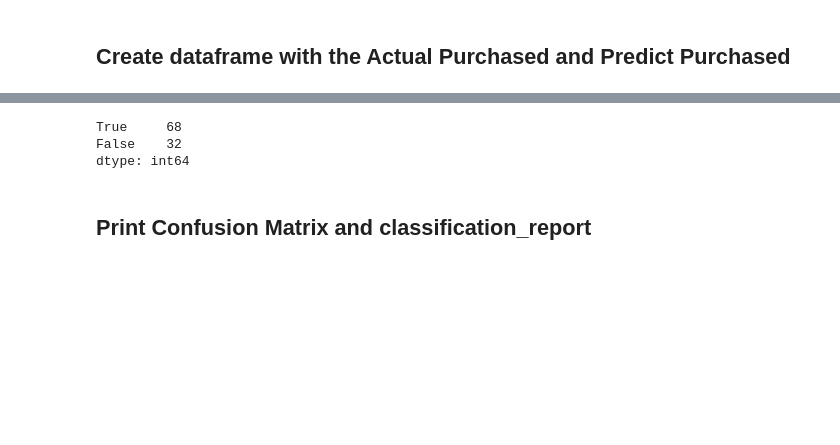
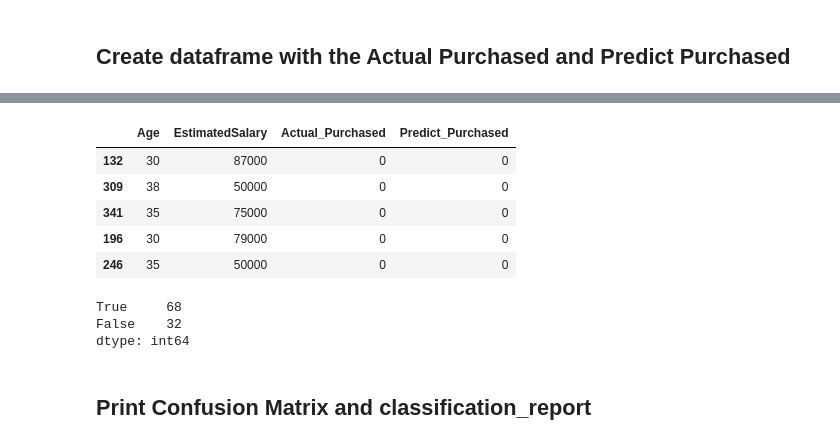
Before and after one commit to Tuwaiq-Data-Science-Bootcamp-V2/LogisticRegression_Lab, a Jupyter notebook: LogisticRegression_Assignment.ipynb, the cells around one changed output, grey strips where cells are left out. Cells and saved outputs as stored; diff of their text form; code cells hidden in the pictures; blank space fills up the shorter version.

```diff
--- a/LogisticRegression_Assignment.ipynb
+++ b/LogisticRegression_Assignment.ipynb
@@ -112,3 +144,16 @@ Name: Purchased, dtype: int64
+# %%
+copy_x=X_test.copy()
+test_dataset=pd.DataFrame(copy_x)
+test_dataset['Actual_Purchased']= y_test
+test_dataset['Predict_Purchased']= predictions
+test_dataset.head()
+# %% [output]
+|  | Age | EstimatedSalary | Actual_Purchased | Predict_Purchased |
+| 132 | 30 | 87000 | 0 | 0 |
+| 309 | 38 | 50000 | 0 | 0 |
+| 341 | 35 | 75000 | 0 | 0 |
+| 196 | 30 | 79000 | 0 | 0 |
+| 246 | 35 | 50000 | 0 | 0 |
 # %%
 (test_dataset['Actual_Purchased'] == test_dataset['Predict_Purchased']).value_counts()
 # %% [output]
```
Also changed, not shown: parts of 28 cells of this notebook.
